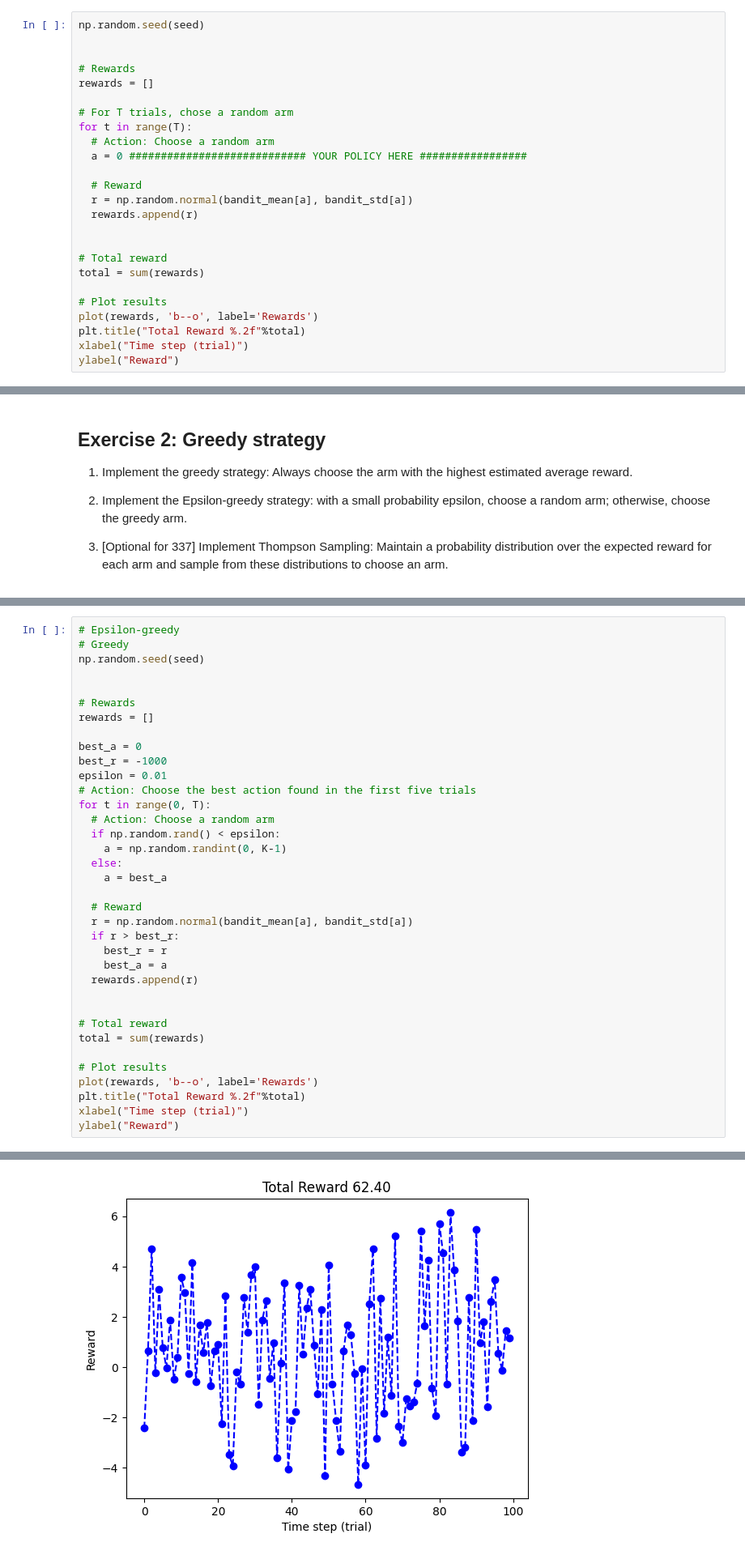
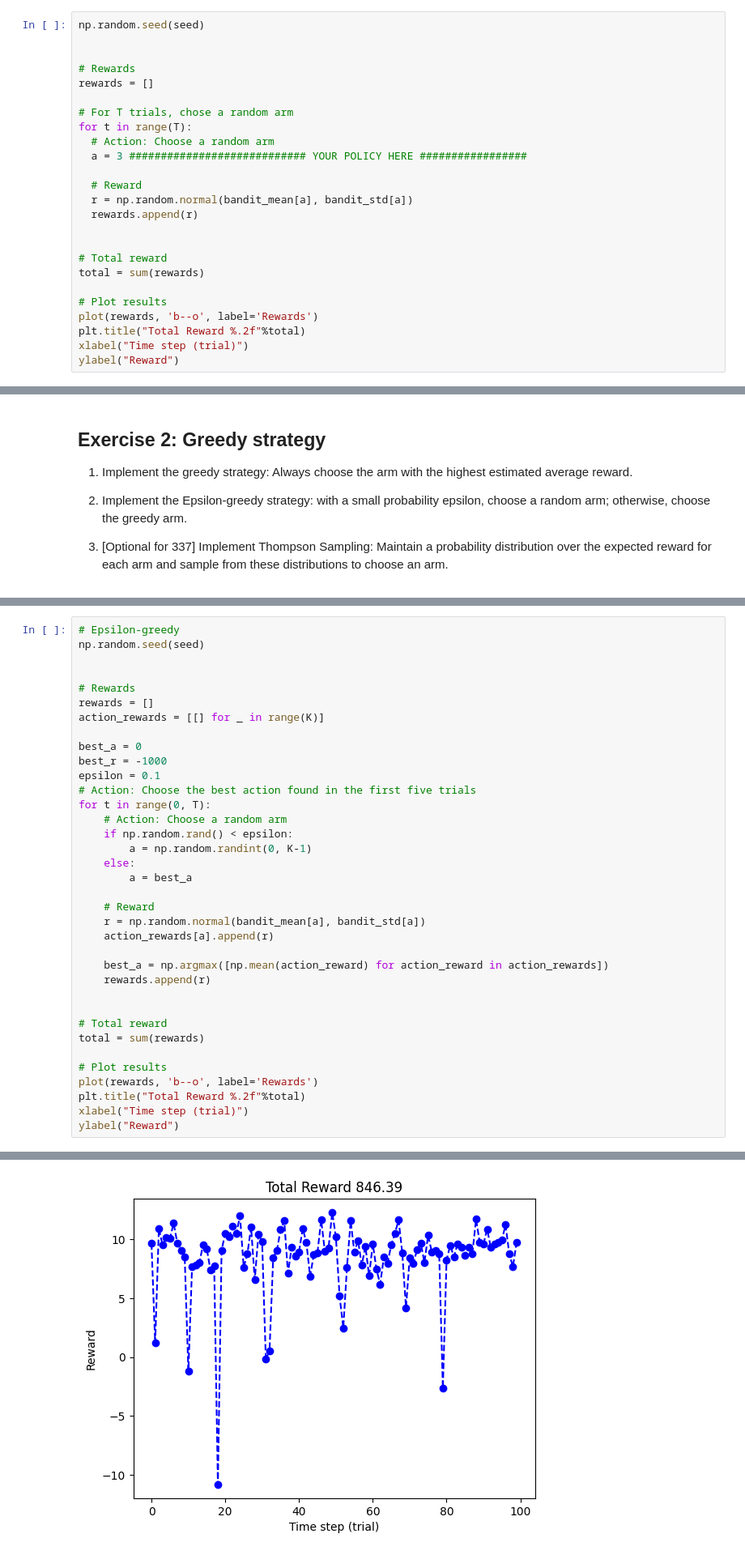
Before and after one commit to Jarvis-X/Aerial-Robotics-Course-Projects, a Jupyter notebook: lab1-bandit.ipynb, the cells around one changed output, grey strips where cells are left out. Shown: that part at 81% size. Cells and saved outputs as stored; diff of their text form.

```diff
--- a/lab1-bandit.ipynb
+++ b/lab1-bandit.ipynb
@@ -92,7 +92,7 @@ rewards = []
 # For T trials, chose a random arm
 for t in range(T):
   # Action: Choose a random arm
-  a = 0 ############################ YOUR POLICY HERE #################
+  a = 3 ############################ YOUR POLICY HERE #################
 
   # Reward
   r = np.random.normal(bandit_mean[a], bandit_std[a])
@@ -161,39 +162,39 @@ Text(0, 0.5, 'Reward')
 # %%
 # Epsilon-greedy
-# Greedy
 np.random.seed(seed)
 
 
 # Rewards
 rewards = []
+action_rewards = [[] for _ in range(K)]
 
 best_a = 0
 best_r = -1000
-epsilon = 0.01
+epsilon = 0.1
 # Action: Choose the best action found in the first five trials
 for t in range(0, T):
-  # Action: Choose a random arm
-  if np.random.rand() < epsilon:
-    a = np.random.randint(0, K-1)
-  else:
-    a = best_a
+    # Action: Choose a random arm
+    if np.random.rand() < epsilon:
+        a = np.random.randint(0, K-1)
+    else:
+        a = best_a
 
-  # Reward
-  r = np.random.normal(bandit_mean[a], bandit_std[a])
-  if r > best_r:
-    best_r = r
-    best_a = a
-  rewards.append(r)
+    # Reward
+    r = np.random.normal(bandit_mean[a], bandit_std[a])
+    action_rewards[a].append(r)
+
+    best_a = np.argmax([np.mean(action_reward) for action_reward in action_rewards])
+    rewards.append(r)
 
 
 # Total reward
 total = sum(rewards)
 
 # Plot results
 plot(rewards, 'b--o', label='Rewards')
 plt.title("Total Reward %.2f"%total)
 xlabel("Time step (trial)")
 ylabel("Reward")
 # %% [output]
 Text(0, 0.5, 'Reward')
-[figure, old version]
+[figure, new version]
```
Also changed, not shown: parts of 5 cells of this notebook.
